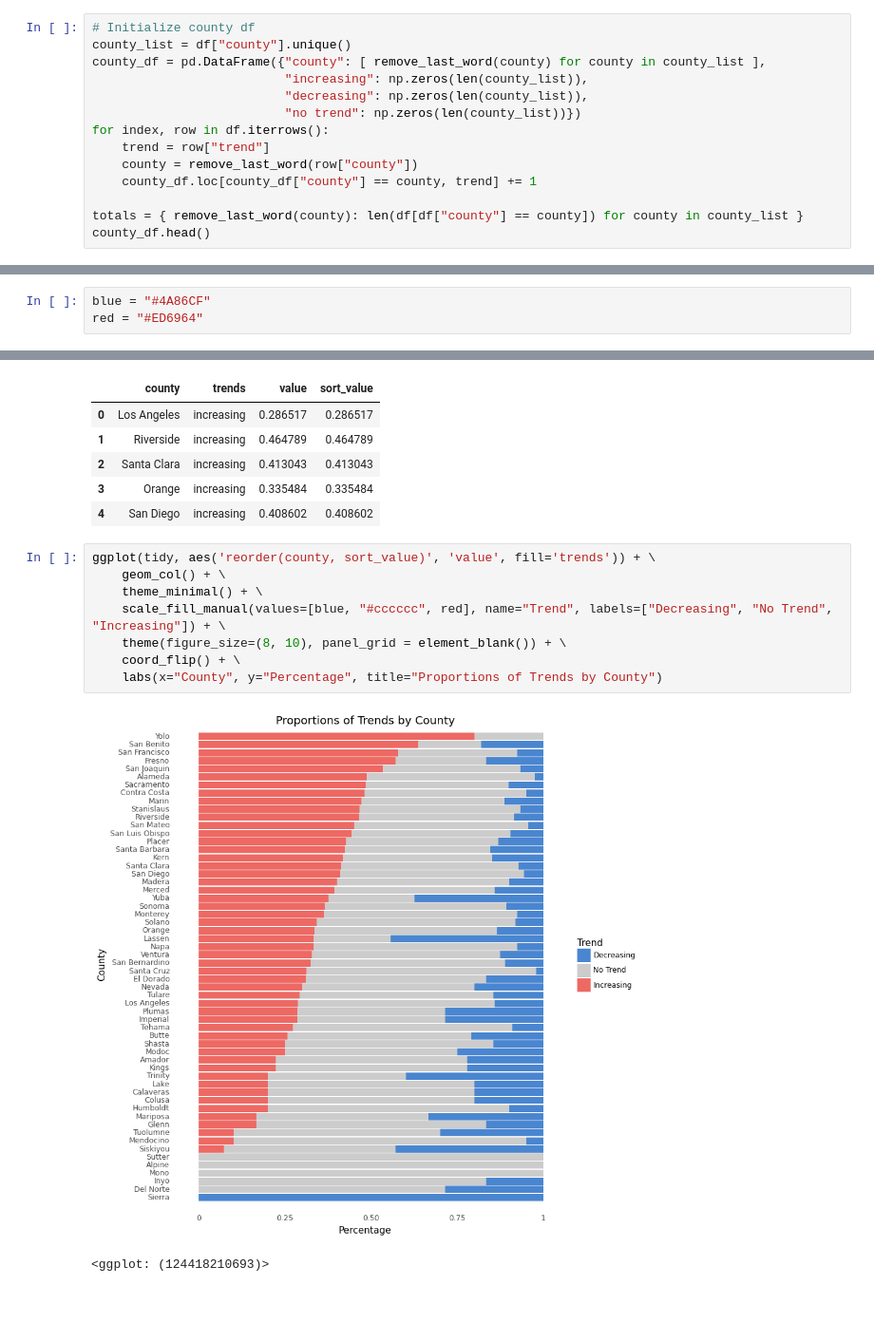
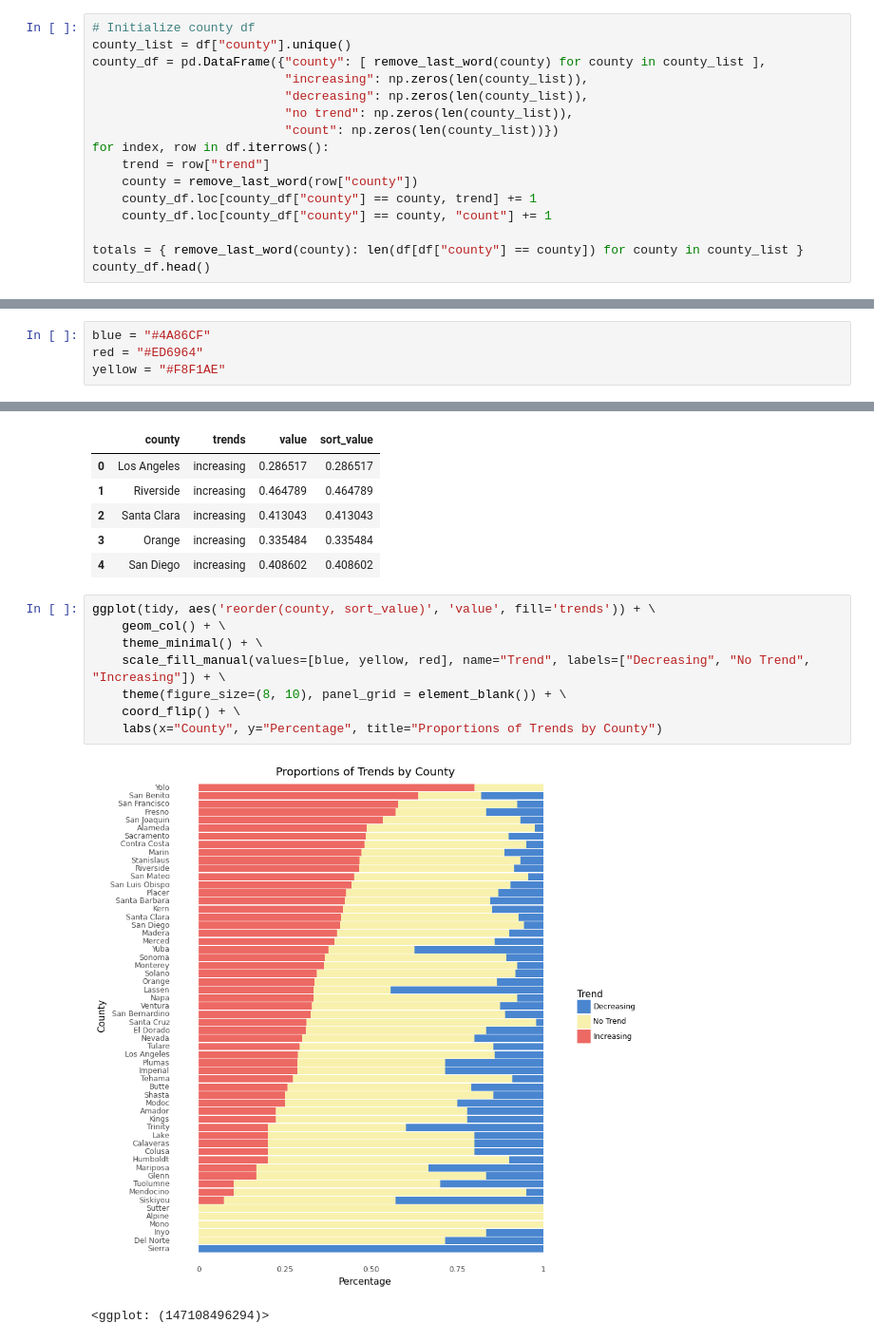
Before and after one commit to jeviner/Wildfires-GCI, a Jupyter notebook: trend_figures/trend_figures.ipynb, the cells around one changed output, grey strips where cells are left out. Shown at 95% size. Cells and saved outputs as stored; diff of their text form; blank space fills up the shorter version.

Commit message:
Other figures

```diff
--- a/trend_figures/trend_figures.ipynb
+++ b/trend_figures/trend_figures.ipynb
@@ -34,11 +34,13 @@ county_list = df["county"].unique()
 county_df = pd.DataFrame({"county": [ remove_last_word(county) for county in county_list ],
                           "increasing": np.zeros(len(county_list)),
                           "decreasing": np.zeros(len(county_list)),
-                          "no trend": np.zeros(len(county_list))})
+                          "no trend": np.zeros(len(county_list)),
+                          "count": np.zeros(len(county_list))})
 for index, row in df.iterrows():
     trend = row["trend"]
     county = remove_last_word(row["county"])
     county_df.loc[county_df["county"] == county, trend] += 1
+    county_df.loc[county_df["county"] == county, "count"] += 1
 
 totals = { remove_last_word(county): len(df[df["county"] == county]) for county in county_list }
 county_df.head()
@@ -52,6 +54,7 @@ county_df.head()
 # %%
 blue = "#4A86CF"
 red = "#ED6964"
+yellow = "#F8F1AE"
 # %%
 ggplot(county_df, aes("reorder(county, -increasing)", "increasing")) + \
     geom_bar(stat="identity", fill=red, width = 0.8) + \
@@ -101,11 +125,11 @@ tidy.head()
 # %%
 ggplot(tidy, aes('reorder(county, sort_value)', 'value', fill='trends')) + \
     geom_col() + \
     theme_minimal() + \
-    scale_fill_manual(values=[blue, "#cccccc", red], name="Trend", labels=["Decreasing", "No Trend", "Increasing"]) + \
+    scale_fill_manual(values=[blue, yellow, red], name="Trend", labels=["Decreasing", "No Trend", "Increasing"]) + \
     theme(figure_size=(8, 10), panel_grid = element_blank()) + \
     coord_flip() + \
     labs(x="County", y="Percentage", title="Proportions of Trends by County")
 # %% [output]
-[figure, old version]
+[figure, new version]
-<ggplot: (124418210693)>
+<ggplot: (147108496294)>
```
Also changed, not shown: parts of 5 cells of this notebook, 3 other files.
